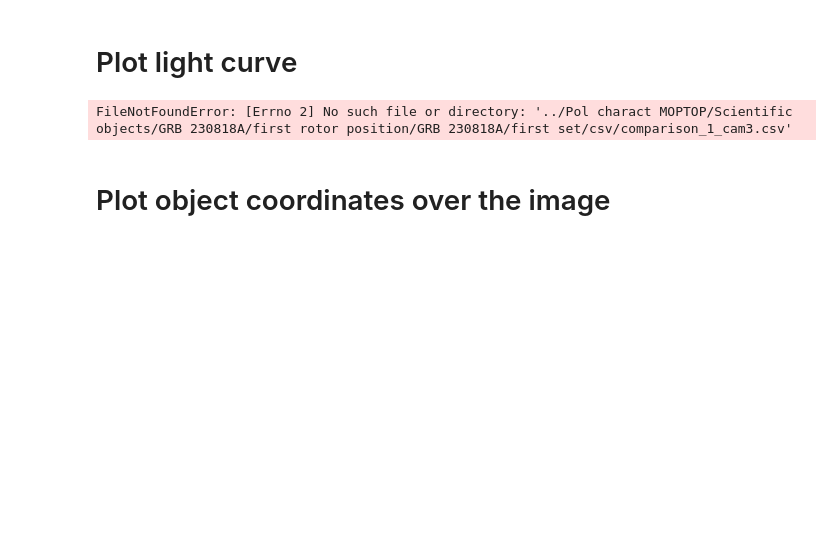
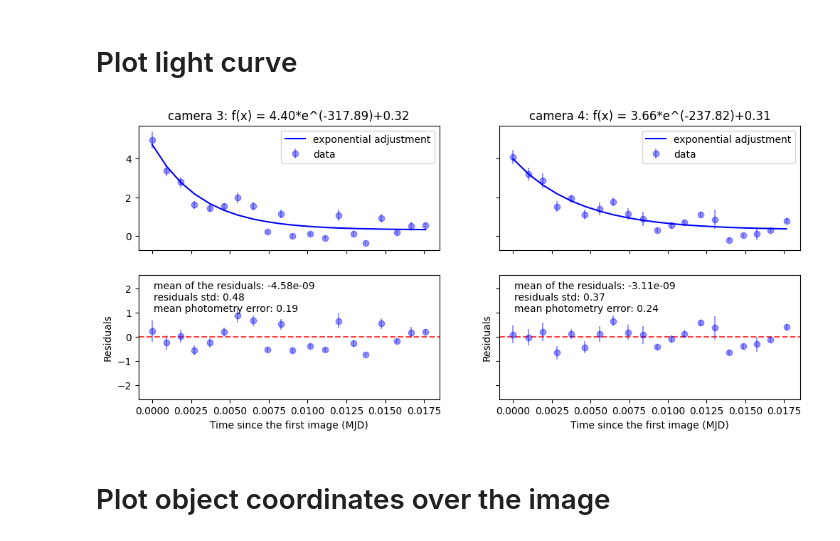
Before and after one commit to DBernardes/Tools-for-the-MOPTOP-pipeline-products, a Jupyter notebook: photometry_extraction.ipynb, the cells around one changed output. Drawn from its saved outputs; the diff is of its cells as text; code cells hidden in the pictures; blank space fills up the shorter version.

```diff
--- a/photometry_extraction.ipynb
+++ b/photometry_extraction.ipynb
@@ -78,7 +74,7 @@ for obj_name in objects["name"]:
     }
 
 
-image_list = sort_files(src_path, f"3_e")
+image_list = sort_files(src_path, f"cam{camera}")
 for file in image_list:
     file_path = os.path.join(src_path, file)
 
@@ -140,23 +136,19 @@ import numpy as np
 import scipy
 from math import sqrt
 
-star_name = "GRB 230818A"
-experiment = "first rotor position"
-src_path = os.path.join(
-    "..", "Pol charact MOPTOP", "Scientific objects", star_name, experiment
-)
-
 
 def monoExp(x, a, b, c):
     return a * np.exp(-b * x) + c
 
 
 def read_csv_files():
-    cand, comp_1 = [], []
+    cand, comp_1, comp_2 = [], [], []
     for _set in ["first"]:
-        csv_path = os.path.join(src_path, f"{_set} set", "csv")
+        csv_path = os.path.join(src_path, "..", "csv")
         csv_file = os.path.join(csv_path, f"comparison_1_cam{camera}.csv")
         comp_1.append(pd.read_csv(csv_file))
+        csv_file = os.path.join(csv_path, f"comparison_2_cam{camera}.csv")
+        comp_2.append(pd.read_csv(csv_file))
         csv_file = os.path.join(csv_path, f"candidate_1_cam{camera}.csv")
         cand.append(pd.read_csv(csv_file))
 
@@ -166,10 +158,15 @@ def read_csv_files():
     df = pd.concat(comp_1, axis=0, ignore_index=True)
     comp_1 = df["star_photons"]
     comp_1_err = df["star_error"]
+    df = pd.concat(comp_2, axis=0, ignore_index=True)
+    comp_2 = df["star_photons"]
+    comp_2_err = df["star_error"]
 
-    norm_cand = cand / comp_1
+    comp = comp_2
+    comp_err = np.sqrt(comp_1_err**2 + comp_2_err**2)
+    norm_cand = cand / comp
     cand_err = np.abs(norm_cand) * np.sqrt(
-        (cand_err / cand) ** 2 + (comp_1_err / comp_1) ** 2
+        (cand_err / cand) ** 2 + (comp_err / comp) ** 2
     )
 
     median = np.median(norm_cand)
@@ -188,15 +185,8 @@ def calc_adjust(x, y):
     return exp_adjust, a, b, c
 
 
-cand, err, mjd = read_csv_files()
-
-fig, axs = plt.subplots(2, 2, figsize=(12, 5), sharey="row", sharex="col")
-for camera in [3]:
-    cand, cand_err, mjd = read_csv_files()
-    exp_adjust, a, b, c = calc_adjust(mjd, cand)
-
-    # --------------------------------------------------------------
-    ax = axs[0, camera - 3]
+def plot_light_curve(ax, mjd, cand, cand_err, adjus_param):
+    a, b, c = adjus_param
     ax.errorbar(
         mjd, cand, cand_err, marker="o", color="b", alpha=0.4, label="data", ls="none"
     )
@@ -205,42 +195,54 @@ for camera in [3]:
     ax.set_title(f"camera {camera}: f(x) = {a:.2f}*e^({-b:.2f})+{c:.2f}")
     ax.legend()
 
-    # --------------------------------------------------------------
-    ax = axs[1, camera - 3]
+
+def plot_residuals(ax, cand, exp_adjust):
     residuals = cand - exp_adjust
     mean = np.mean(residuals)
     std = np.std(residuals)
 
     ax.errorbar(
         mjd,
         residuals,
         cand_err,
         marker="o",
         color="b",
         alpha=0.4,
         label="data",
         ls="none",
     )
-
-    # --------------------------------------------------------------
-
     ax.set_ylabel("Residuals")
     ax.axhline(mean, color="r", linestyle="--", alpha=0.75)
     ax.set_ylim(mean - 7 * std, mean + 7 * std)
     ax.set_xlabel("Time since the first image (MJD)")
     ax.annotate(
         f"mean of the residuals: {mean:.2e}\nresiduals std: {std:.2f}\nmean photometry error: {np.mean(cand_err):.2f}",
         (0.05, 0.95),
         fontsize=10,
         ha="left",
         va="top",
         xycoords="axes fraction",
     )
 
-plt.savefig(os.path.join(src_path, "light_curve.png"))
+
+cand, err, mjd = read_csv_files()
+
+fig, axs = plt.subplots(2, 2, figsize=(12, 5), sharey="row", sharex="col")
+for camera in [3, 4]:
+    cand, cand_err, mjd = read_csv_files()
+    exp_adjust, *adjus_param = calc_adjust(mjd, cand)
+
+    ax = axs[0, camera - 3]
+    plot_light_curve(ax, mjd, cand, cand_err, adjus_param)
+
+    ax = axs[1, camera - 3]
+    plot_residuals(ax, cand, exp_adjust)
+
+
+plt.savefig(os.path.join(src_path, "..", "light_curve.png"))
 plt.show()
 # %% [output]
-FileNotFoundError: [Errno 2] No such file or directory: '../Pol charact MOPTOP/Scientific objects/GRB 230818A/first rotor position/GRB 230818A/first set/csv/comparison_1_cam3.csv'
+[figure, added]
 # %% [markdown]
 # Plot object coordinates over the image
 # %%
```
Also changed, not shown: parts of 3 cells of this notebook, 2 other files.
